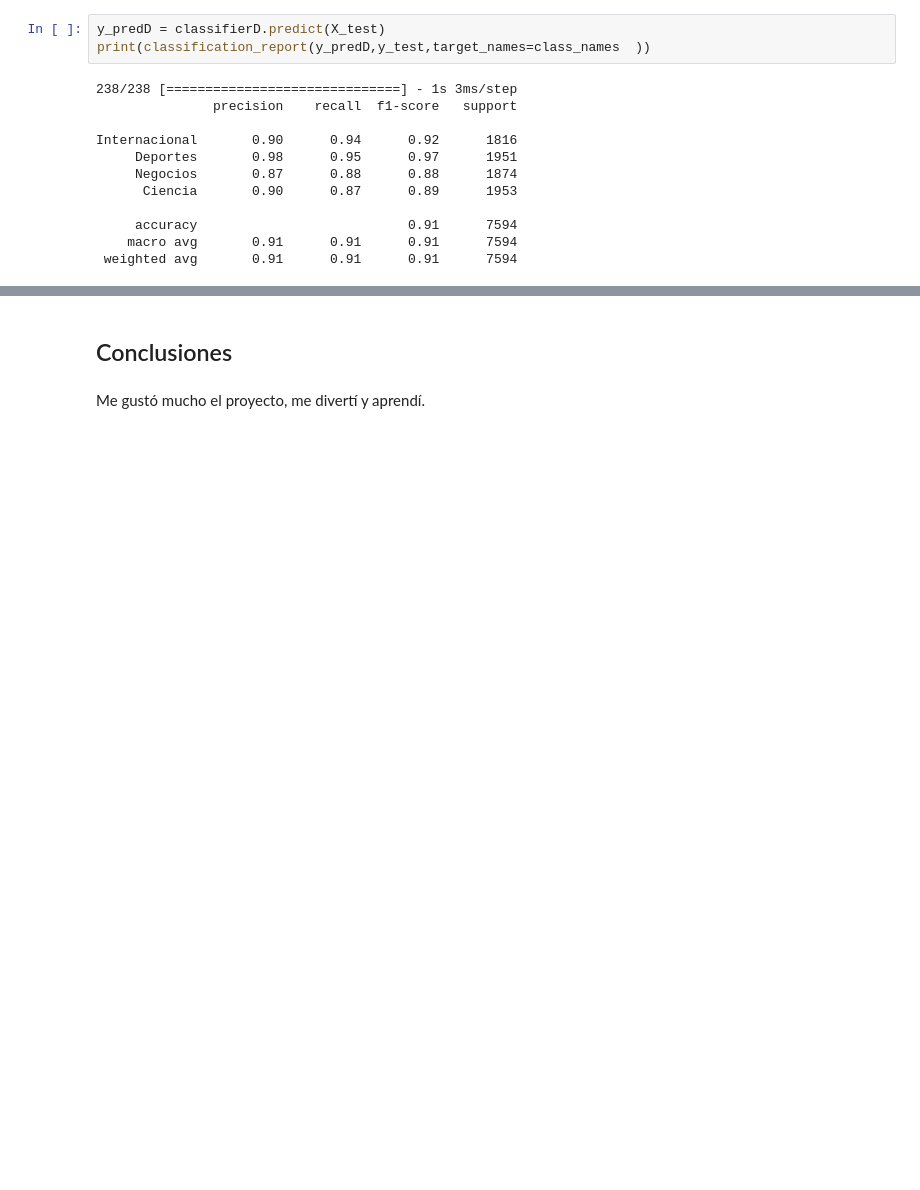
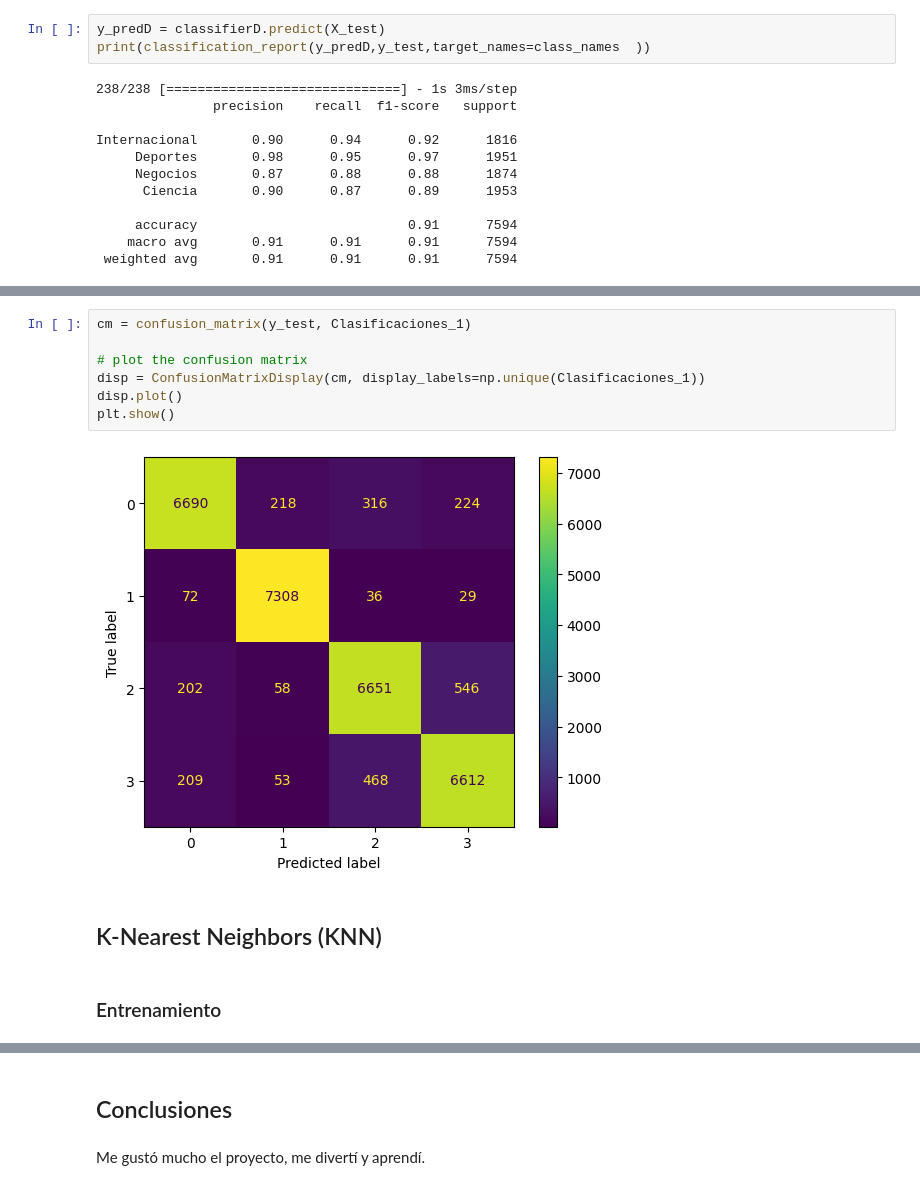
Before and after one commit to jorgelmp/ProyectoAPIT, a Jupyter notebook: Procesamiento_Textos.ipynb, the cells around one changed output, grey strips where cells are left out. Cells and saved outputs as stored; diff of their text form; blank space fills up the shorter version.

```diff
--- a/Procesamiento_Textos.ipynb
+++ b/Procesamiento_Textos.ipynb
@@ -504,0 +677,13 @@ Internacional       0.90      0.94      0.92      1816
+# %%
+cm = confusion_matrix(y_test, Clasificaciones_1)
+
+# plot the confusion matrix
+disp = ConfusionMatrixDisplay(cm, display_labels=np.unique(Clasificaciones_1))
+disp.plot()
+plt.show()
+# %% [output]
+[figure, added]
+# %% [markdown]
+## K-Nearest Neighbors (KNN)
+# %% [markdown]
+### Entrenamiento
```
Also changed, not shown: parts of 39 cells of this notebook.
